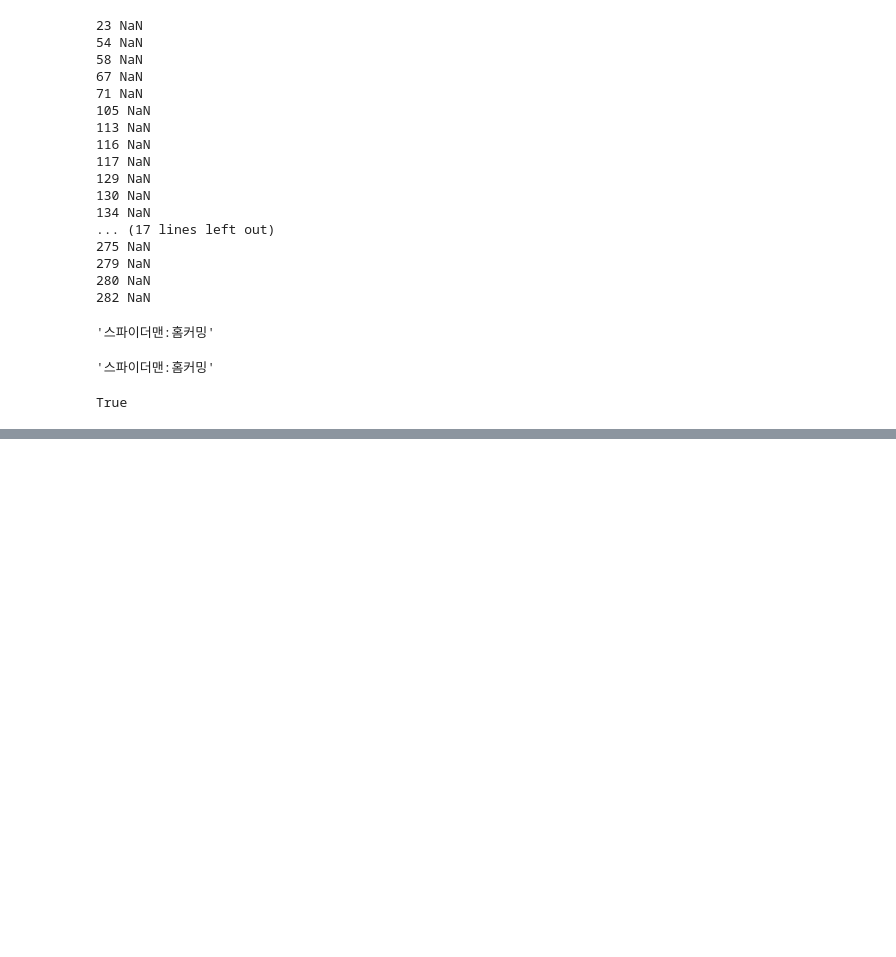
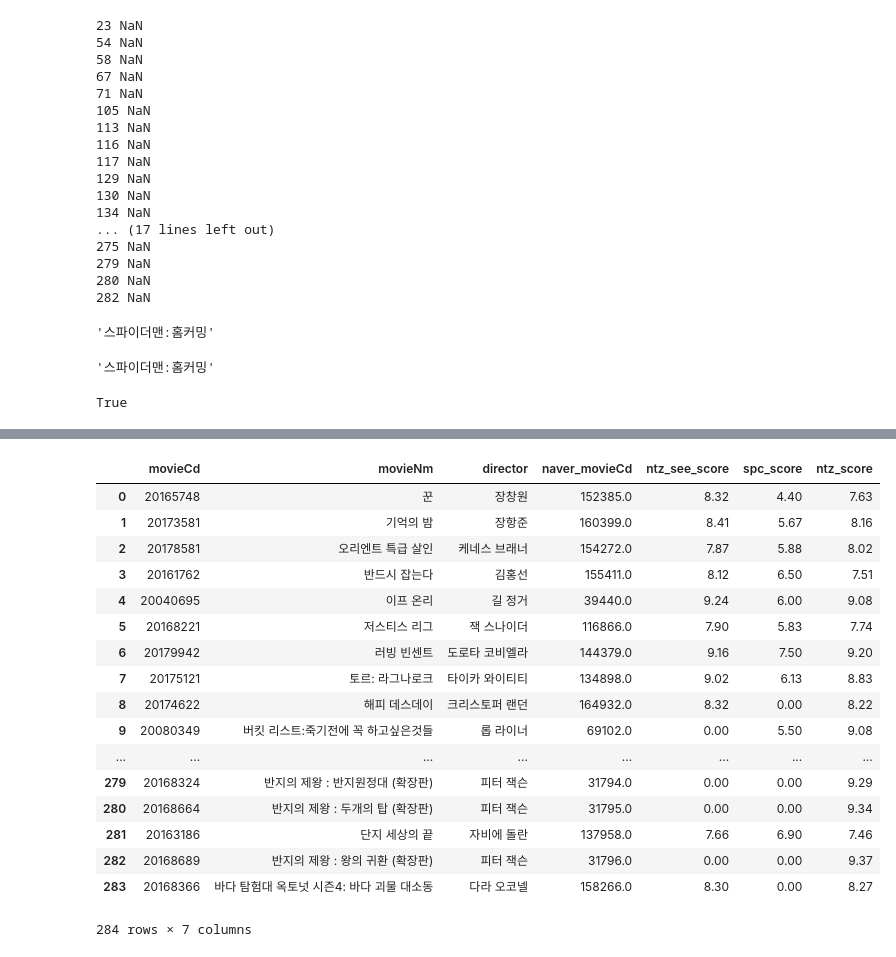
Before and after one commit to qlrepdlxj/blog_test, a Jupyter notebook: 3-3. merge.ipynb, the cells around one changed output, grey strips where cells are left out. Cells and saved outputs as stored; diff of their text form; code cells hidden in the pictures; blank space fills up the shorter version.

```diff
--- a/3-3. merge.ipynb
+++ b/3-3. merge.ipynb
@@ -140,0 +166,21 @@ True
+# %%
+df3
+# %% [output]
+|  | movieCd | movieNm | director | naver_movieCd | ntz_see_score | spc_score | ntz_score |
+| 0 | 20165748 | 꾼 | 장창원 | 152385.0 | 8.32 | 4.40 | 7.63 |
+| 1 | 20173581 | 기억의 밤 | 장항준 | 160399.0 | 8.41 | 5.67 | 8.16 |
+| 2 | 20178581 | 오리엔트 특급 살인 | 케네스 브래너 | 154272.0 | 7.87 | 5.88 | 8.02 |
+| 3 | 20161762 | 반드시 잡는다 | 김홍선 | 155411.0 | 8.12 | 6.50 | 7.51 |
+| 4 | 20040695 | 이프 온리 | 길 정거 | 39440.0 | 9.24 | 6.00 | 9.08 |
+| 5 | 20168221 | 저스티스 리그 | 잭 스나이더 | 116866.0 | 7.90 | 5.83 | 7.74 |
+| 6 | 20179942 | 러빙 빈센트 | 도로타 코비엘라 | 144379.0 | 9.16 | 7.50 | 9.20 |
+| 7 | 20175121 | 토르: 라그나로크 | 타이카 와이티티 | 134898.0 | 9.02 | 6.13 | 8.83 |
+| 8 | 20174622 | 해피 데스데이 | 크리스토퍼 랜던 | 164932.0 | 8.32 | 0.00 | 8.22 |
+| 9 | 20080349 | 버킷 리스트:죽기전에 꼭 하고싶은것들 | 롭 라이너 | 69102.0 | 0.00 | 5.50 | 9.08 |
+| ... | ... | ... | ... | ... | ... | ... | ... |
+| 279 | 20168324 | 반지의 제왕 : 반지원정대 (확장판) | 피터 잭슨 | 31794.0 | 0.00 | 0.00 | 9.29 |
+| 280 | 20168664 | 반지의 제왕 : 두개의 탑 (확장판) | 피터 잭슨 | 31795.0 | 0.00 | 0.00 | 9.34 |
+| 281 | 20163186 | 단지 세상의 끝 | 자비에 돌란 | 137958.0 | 7.66 | 6.90 | 7.46 |
+| 282 | 20168689 | 반지의 제왕 : 왕의 귀환 (확장판) | 피터 잭슨 | 31796.0 | 0.00 | 0.00 | 9.37 |
+| 283 | 20168366 | 바다 탐험대 옥토넛 시즌4: 바다 괴물 대소동 | 다라 오코넬 | 158266.0 | 8.30 | 0.00 | 8.27 |
+284 rows × 7 columns
```
Also changed, not shown: parts of 2 cells of this notebook, 1 other file.
